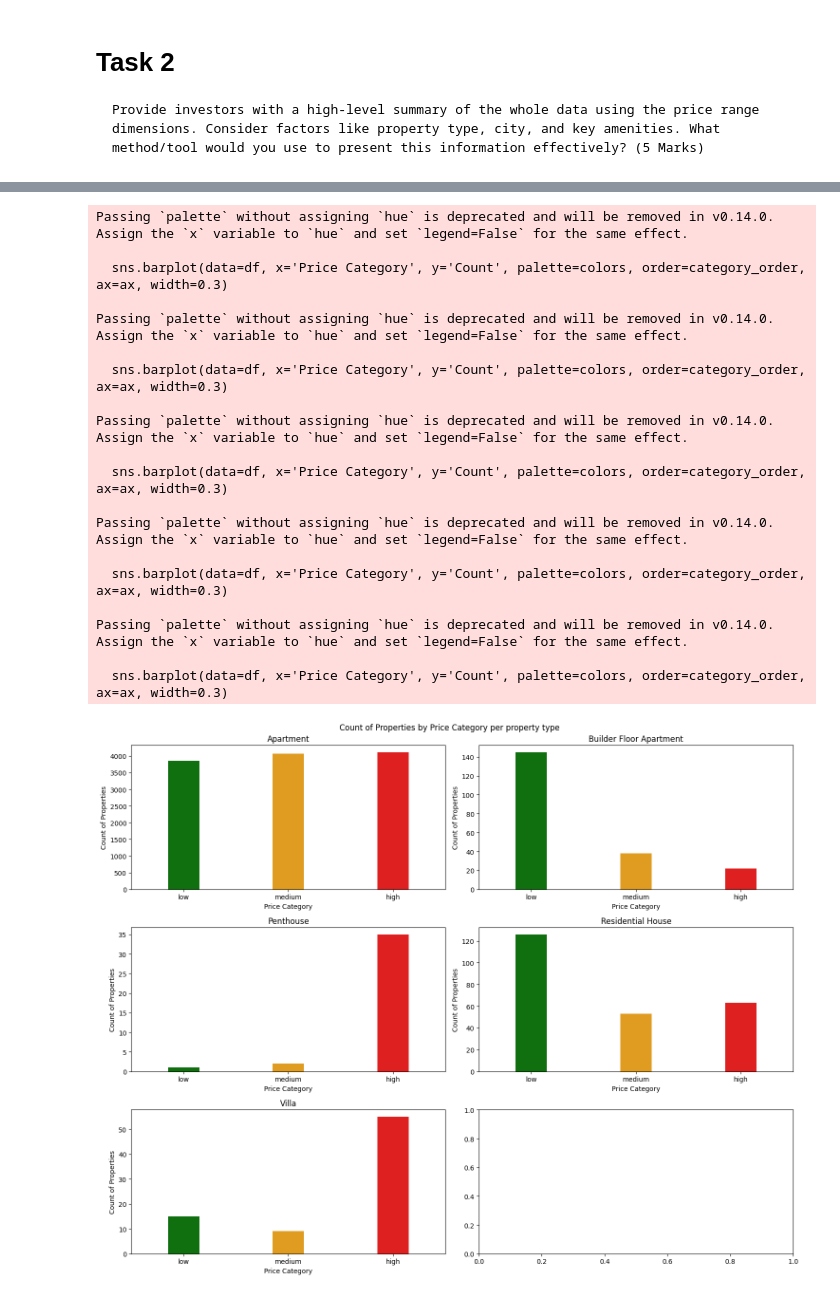
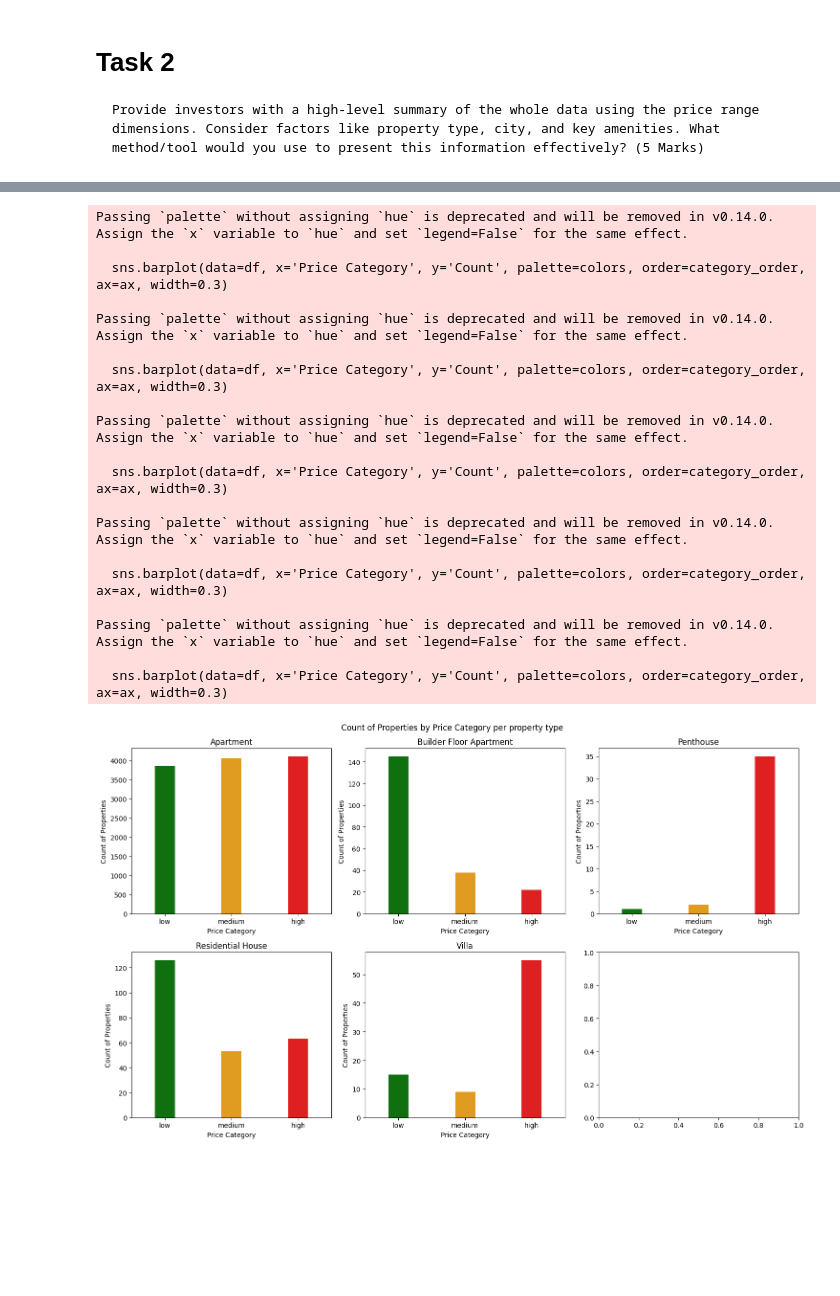
Before and after one commit to Data-Analytics-IIITH/Data-Visualization, a Jupyter notebook: assignment1_3.ipynb, the cells around one changed output, grey strips where cells are left out. Drawn from its saved outputs; the diff is of its cells as text; code cells hidden in the pictures; blank space fills up the shorter version.

```diff
--- a/assignment1_3.ipynb
+++ b/assignment1_3.ipynb
@@ -69,13 +69,17 @@ class Plotter:
     ax.set_ylabel('Count')
     ax.set_title(title)
     ax.legend(title='Price Category')
+
+  def plot_pie_per_price_category(ax, category, df, title, target_field):
+    ax.pie(df['Count'], labels=df[target_field] + ' (' + df['Count'].astype(str) + ')')
+    ax.set_title(title)
 # %%
 def get_summary_table(df, group_by_column):
   summary_table = df.groupby([group_by_column, 'Price Category']).agg({
-      'Price': ['mean', 'std', 'min', 'max', 'count']
+      'Price': ['count']
   }).reset_index()
 
-  summary_table.columns = [group_by_column, 'Price Category', 'Mean', 'Std Dev', 'Min', 'Max', 'Count']
+  summary_table.columns = [group_by_column, 'Price Category', 'Count']
 
   category_order = ['low', 'medium', 'high']
   summary_table['Price Category'] = pd.Categorical(summary_table['Price Category'], categories=category_order, ordered=True)
@@ -151,4 +155,15 @@ plt.show()
 fig, ax = plt.subplots(figsize=(12, 9))
 Plotter.plot_multi_bar_plot(ax, summary_table, title='Count of Properties by Price Category per city', target_column='City')
 plt.show()
+
+# Pie charts
+fig, axes = plt.subplots(3, 1, figsize=(6, 15))
+axes = axes.flatten()
+fig.suptitle('Count of Properties by City per price category')
+
+for (ax, category) in zip(axes,['low', 'medium', 'high']):
+    subset = summary_table[summary_table['Price Category'] == category]
+    Plotter.plot_pie_per_price_category(ax, category=category, df=subset, title=f'{category}', target_field='City')
+
+plt.show()
 # %% [output]
@@ -200,7 +216,7 @@ summary_table, property_types = get_summary_table(df,group_by_column='Type of Pr
 
 print(tabulate(summary_table, headers='keys', tablefmt='pretty'))
 
-fig, axes = plt.subplots(3, 2, figsize=(15, 12))
+fig, axes = plt.subplots(2, 3, figsize=(15, 9))
 axes = axes.flatten()
 fig.suptitle('Count of Properties by Price Category per property type')
 
@@ -212,6 +228,17 @@ plt.show()
 
 # Multibar plot
 fig, ax = plt.subplots(figsize=(12, 9))
-Plotter.plot_multi_bar_plot(ax, summary_table, title='Count of Properties by Price Category per city', target_column='Type of Property')
+Plotter.plot_multi_bar_plot(ax, summary_table, title='Count of Properties by Price Category per Type of Property', target_column='Type of Property')
 plt.show()
+
+# Pie charts
+fig, axes = plt.subplots(3, 1, figsize=(6, 15))
+axes = axes.flatten()
+fig.suptitle('Count of Properties by Type of Property per price category')
+
+for (ax, category) in zip(axes,['low', 'medium', 'high']):
+    subset = summary_table[summary_table['Price Category'] == category]
+    Plotter.plot_pie_per_price_category(ax, category=category, df=subset, title=f'{category}', target_field='Type of Property')
+
+plt.show()
 # %% [output]
@@ -237,20 +264,20 @@ plt.show()
 Passing `palette` without assigning `hue` is deprecated and will be removed in v0.14.0. Assign the `x` variable to `hue` and set `legend=False` for the same effect.
 
   sns.barplot(data=df, x='Price Category', y='Count', palette=colors, order=category_order, ax=ax, width=0.3)
 
 Passing `palette` without assigning `hue` is deprecated and will be removed in v0.14.0. Assign the `x` variable to `hue` and set `legend=False` for the same effect.
 
   sns.barplot(data=df, x='Price Category', y='Count', palette=colors, order=category_order, ax=ax, width=0.3)
 
 Passing `palette` without assigning `hue` is deprecated and will be removed in v0.14.0. Assign the `x` variable to `hue` and set `legend=False` for the same effect.
 
   sns.barplot(data=df, x='Price Category', y='Count', palette=colors, order=category_order, ax=ax, width=0.3)
 
 Passing `palette` without assigning `hue` is deprecated and will be removed in v0.14.0. Assign the `x` variable to `hue` and set `legend=False` for the same effect.
 
   sns.barplot(data=df, x='Price Category', y='Count', palette=colors, order=category_order, ax=ax, width=0.3)
 
 Passing `palette` without assigning `hue` is deprecated and will be removed in v0.14.0. Assign the `x` variable to `hue` and set `legend=False` for the same effect.
 
   sns.barplot(data=df, x='Price Category', y='Count', palette=colors, order=category_order, ax=ax, width=0.3)
-[figure, old version]
+[figure, new version]
```
Also changed, not shown: parts of 4 cells of this notebook.
